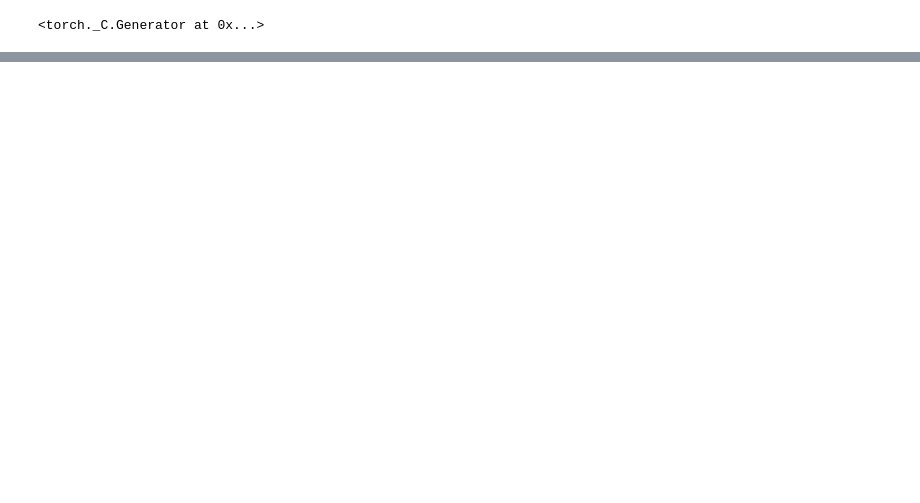
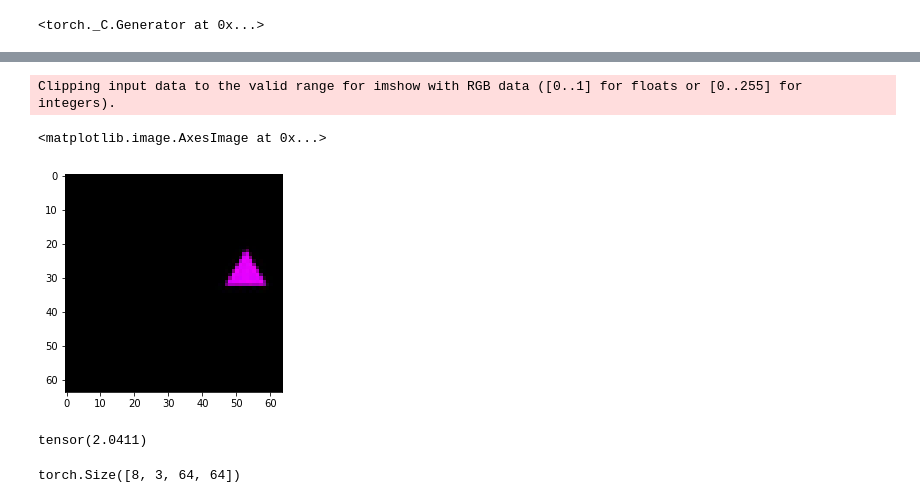
Before and after one commit to brendel-group/objects-compositional-generalization, a Jupyter notebook: notebooks/Decoder_Optimality.ipynb, the cells around one changed output, grey strips where cells are left out. Cells and saved outputs as stored; diff of their text form; code cells hidden in the pictures; blank space fills up the shorter version.

```diff
--- a/notebooks/Decoder_Optimality.ipynb
+++ b/notebooks/Decoder_Optimality.ipynb
@@ -32,6 +33,8 @@ diagonal_dataset = data.SpriteWorldDataset(
     sample_mode=sample_mode,
     no_overlap=no_overlap,
     delta=delta,
+    transform=transforms.Compose(
+    [transforms.ToPILImage(), transforms.ToTensor()])
 )
 # %%
 # Step 2: Create a dataloader
@@ -114,0 +162,2 @@ latents = torch.cat(latents)
+# %%
+temp_image, temp_figures = model.decoder(latents[2].unsqueeze(0))
@@ -114,0 +170,6 @@ latents = torch.cat(latents)
+# %%
+plt.imshow(temp_figures.squeeze()[1].squeeze().permute(1, 2, 0).detach().numpy())
+# %% [output]
+Clipping input data to the valid range for imshow with RGB data ([0..1] for floats or [0..255] for integers).
+<matplotlib.image.AxesImage at 0x...>
+[figure, added]
@@ -129,0 +196,8 @@ with torch.no_grad():
+# %%
+mse
+# %% [output]
+tensor(2.0411)
+# %%
+imagined_images.shape
+# %% [output]
+torch.Size([8, 3, 64, 64])
```
Also changed, not shown: parts of 17 cells of this notebook, 2 other files.
